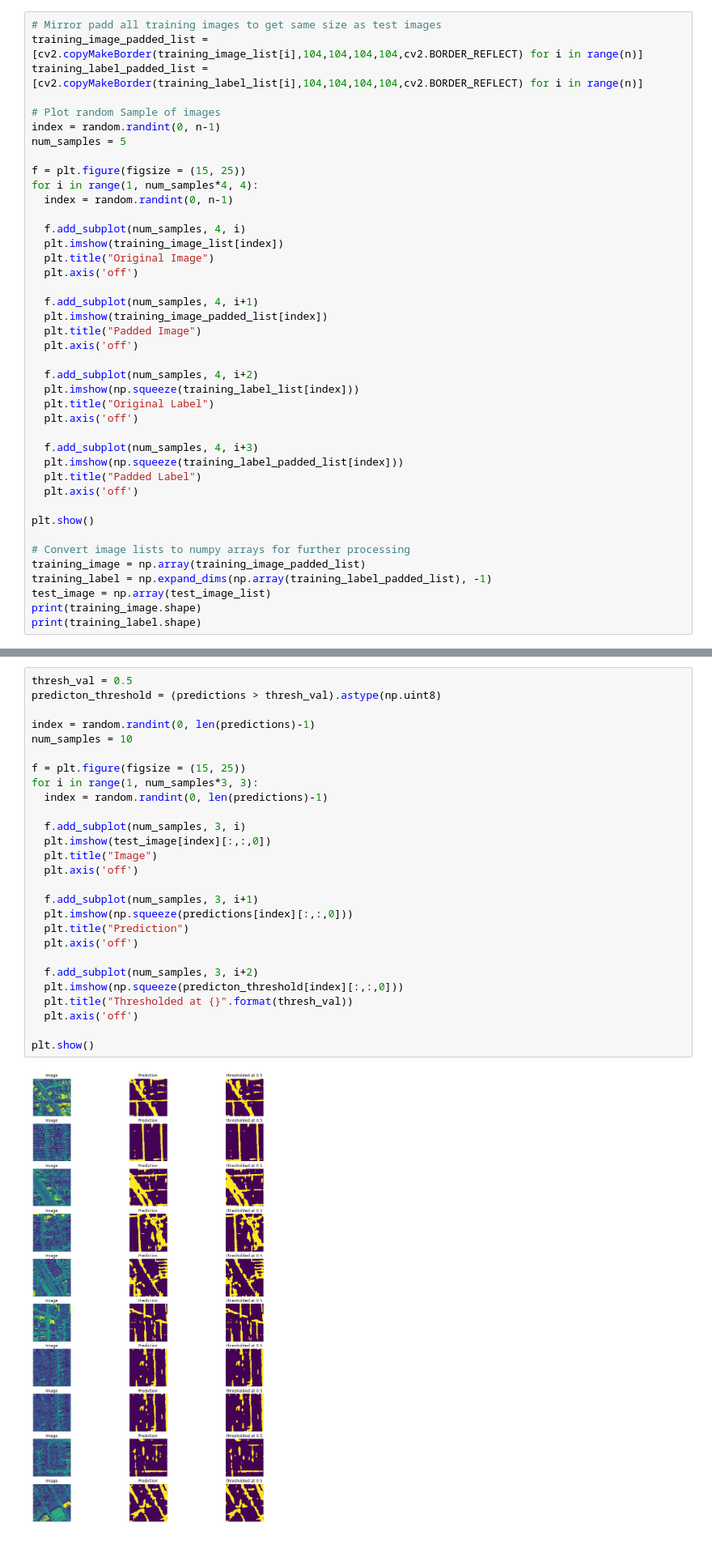
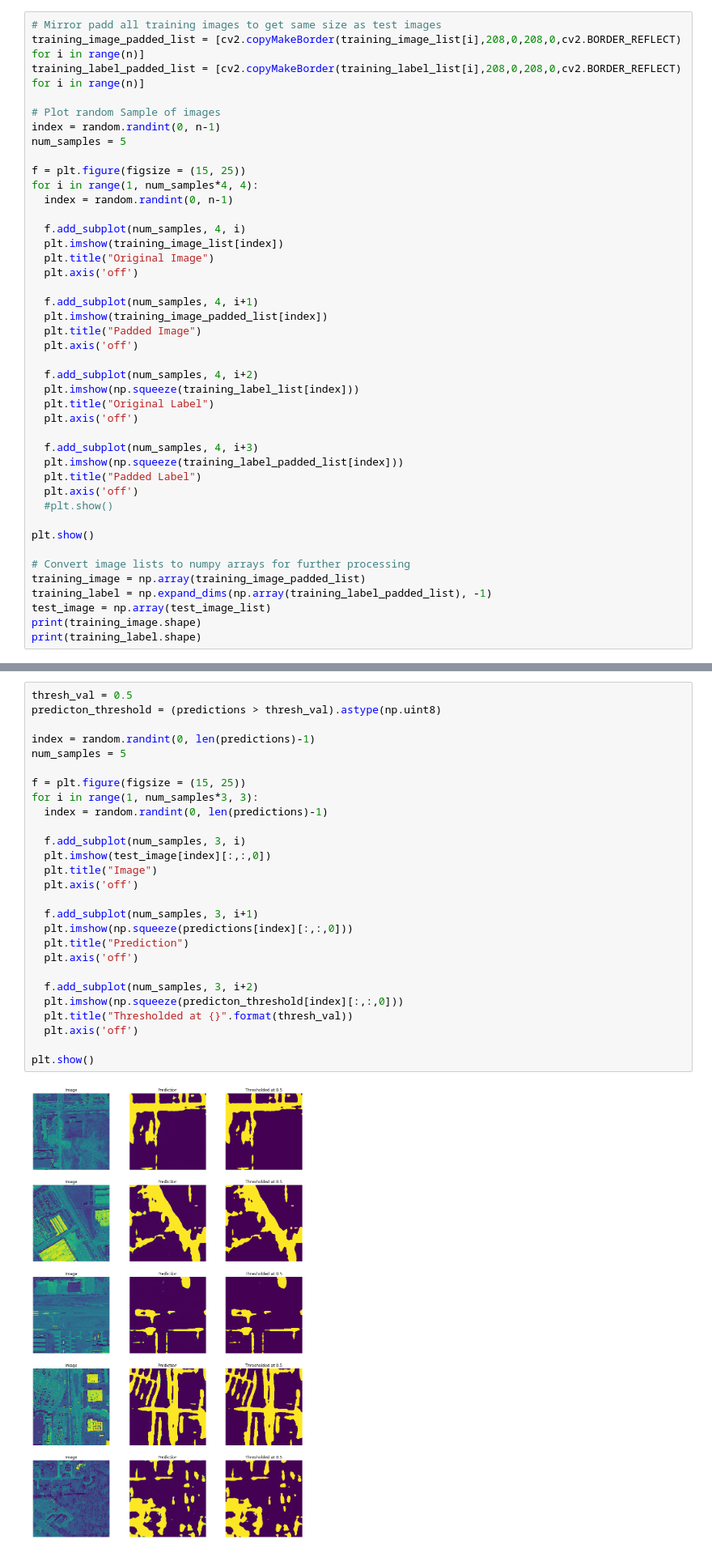
Before and after one commit to jkfrie/CIL-FS20-ETHZ, a Jupyter notebook: fullyCNN_baseline.ipynb, the cells around one changed output, grey strips where cells are left out. Shown at 81% size. Drawn from its saved outputs; the diff is of its cells as text.

Commit message:
augmented training data

```diff
--- a/fullyCNN_baseline.ipynb
+++ b/fullyCNN_baseline.ipynb
@@ -77,8 +80,8 @@ Training images have size 400x400 and test images have size 608x608. So we need
 for that I use mirror padding for now.
 # %%
 # Mirror padd all training images to get same size as test images
-training_image_padded_list = [cv2.copyMakeBorder(training_image_list[i],104,104,104,104,cv2.BORDER_REFLECT) for i in range(n)]
-training_label_padded_list = [cv2.copyMakeBorder(training_label_list[i],104,104,104,104,cv2.BORDER_REFLECT) for i in range(n)]
+training_image_padded_list = [cv2.copyMakeBorder(training_image_list[i],208,0,208,0,cv2.BORDER_REFLECT) for i in range(n)]
+training_label_padded_list = [cv2.copyMakeBorder(training_label_list[i],208,0,208,0,cv2.BORDER_REFLECT) for i in range(n)]
 
 # Plot random Sample of images
 index = random.randint(0, n-1)
@@ -107,6 +110,7 @@ for i in range(1, num_samples*4, 4):
   plt.imshow(np.squeeze(training_label_padded_list[index]))
   plt.title("Padded Label")
   plt.axis('off')
+  #plt.show()
 
 plt.show()
 
@@ -321,32 +399,32 @@ predictions = model.predict(test_image, verbose=1)
 # %%
 thresh_val = 0.5
 predicton_threshold = (predictions > thresh_val).astype(np.uint8)
 
 index = random.randint(0, len(predictions)-1)
-num_samples = 10
+num_samples = 5
 
 f = plt.figure(figsize = (15, 25))
 for i in range(1, num_samples*3, 3):
   index = random.randint(0, len(predictions)-1)
 
   f.add_subplot(num_samples, 3, i)
   plt.imshow(test_image[index][:,:,0])
   plt.title("Image")
   plt.axis('off')
 
   f.add_subplot(num_samples, 3, i+1)
   plt.imshow(np.squeeze(predictions[index][:,:,0]))
   plt.title("Prediction")
   plt.axis('off')
 
   f.add_subplot(num_samples, 3, i+2)
   plt.imshow(np.squeeze(predicton_threshold[index][:,:,0]))
   plt.title("Thresholded at {}".format(thresh_val))
   plt.axis('off')
 
 plt.show()
 # %% [output]
-[figure, old version]
+[figure, new version]
 # %% [markdown]
 ## Create Submission File
 # %%
```
Also changed, not shown: parts of 6 cells of this notebook, 1 other file.
